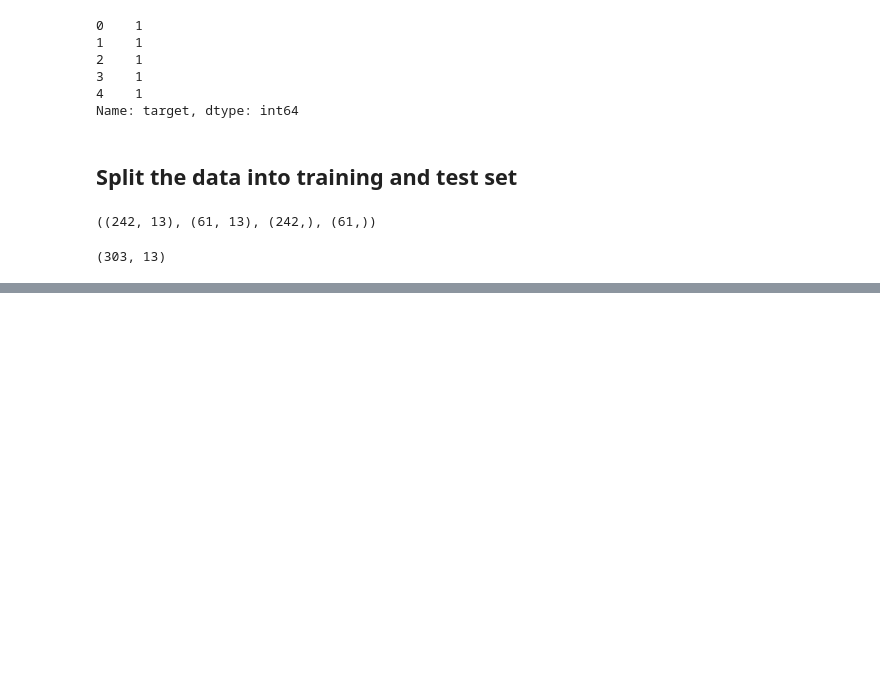
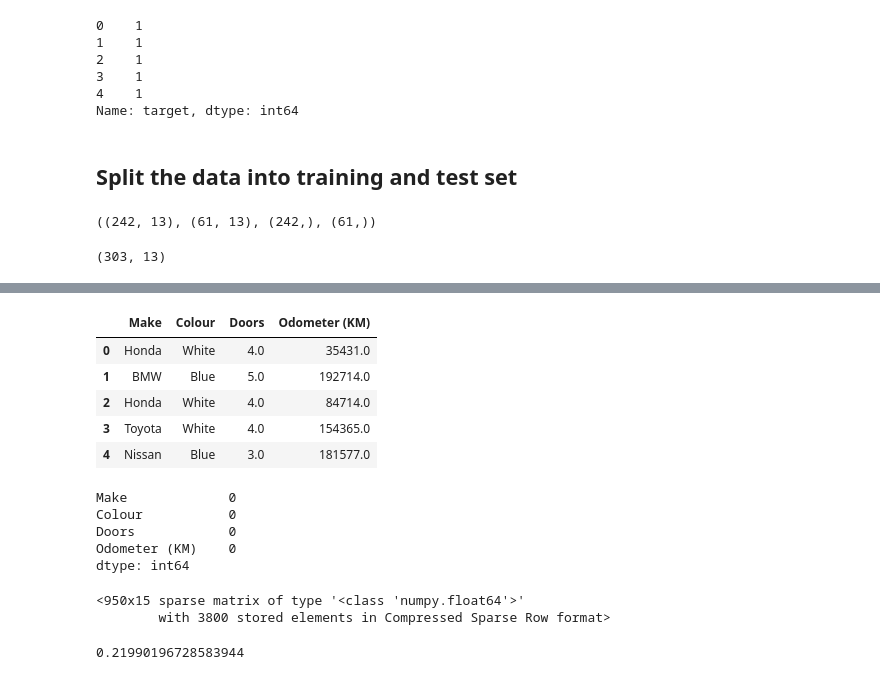
Before and after one commit to AliNisarAhmed/ml-ds-course, a Jupyter notebook: sample-project/introduction-to-new-scikit-learn.ipynb, the cells around one changed output, grey strips where cells are left out. Drawn from its saved outputs; the diff is of its cells as text; code cells hidden in the pictures; blank space fills up the shorter version.

```diff
--- a/sample-project/introduction-to-new-scikit-learn.ipynb
+++ b/sample-project/introduction-to-new-scikit-learn.ipynb
@@ -266,0 +454,3 @@ X.shape
+# %%
+car_sales_missing.dropna(subset=["Price"], inplace=True)
+car_sales_missing.isna().sum()
@@ -266,0 +464,29 @@ X.shape
+# %%
+X = car_sales_missing.drop("Price", axis=1)
+y = car_sales_missing["Price"]
+# %%
+from sklearn.impute import SimpleImputer
+from sklearn.compose import ColumnTransformer
+
+# Fill categorical values with 'missing' and numerical values withh mean
+
+cat_imputer = SimpleImputer(strategy="constant", fill_value="missing")
+door_imputer = SimpleImputer(strategy="constant", fill_value=4)
+num_imputer = SimpleImputer(strategy="mean")
+
+# Define columns
+
+cat_features = ["Make", "Colour"]
+door_feature = ["Doors"]
+num_features = ["Odometer (KM)"]
+
+# Create an imputer (somethhing that fills missing data)
+imputer = ColumnTransformer([
+    ("cat_imputer", cat_imputer, cat_features),
+    ("door_imputer", door_imputer, door_feature),
+    ("num_imputer", num_imputer, num_features)
+])
+
+# transform the data
+filled_X = imputer.fit_transform(X)
+filled_X
@@ -266,0 +501,44 @@ X.shape
+# %%
+car_sales_filled = pd.DataFrame(filled_X, columns=["Make", "Colour", "Doors", "Odometer (KM)"])
+# %%
+car_sales_filled.head()
+# %% [output]
+|  | Make | Colour | Doors | Odometer (KM) |
+| 0 | Honda | White | 4.0 | 35431.0 |
+| 1 | BMW | Blue | 5.0 | 192714.0 |
+| 2 | Honda | White | 4.0 | 84714.0 |
+| 3 | Toyota | White | 4.0 | 154365.0 |
+| 4 | Nissan | Blue | 3.0 | 181577.0 |
+# %%
+car_sales_filled.isna().sum()
+# %% [output]
+Make             0
+Colour           0
+Doors            0
+Odometer (KM)    0
+dtype: int64
+# %%
+categorical_features = ["Make", "Colour", "Doors"]
+one_hot = OneHotEncoder()
+transformer = ColumnTransformer([("one_hot", one_hot, categorical_features)], remainder="passthrough")
+transformed_X = transformer.fit_transform(car_sales_filled)
+transformed_X
+# %% [output]
+<950x15 sparse matrix of type '<class 'numpy.float64'>'
+        with 3800 stored elements in Compressed Sparse Row format>
+# %%
+# Now we've got our data as numbers and filled (no missing values)
+
+np.random.seed(42)
+from sklearn.ensemble import RandomForestRegressor
+from sklearn.model_selection import train_test_split
+
+X_train, X_test, y_train, y_test = train_test_split(transformed_X,
+                                                   y,
+                                                   test_size=0.2)
+
+model = RandomForestRegressor()
+model.fit(X_train, y_train)
+model.score(X_test, y_test)
+# %% [output]
+0.21990196728583944
```
Also changed, not shown: parts of 26 cells of this notebook, 4 other files.
